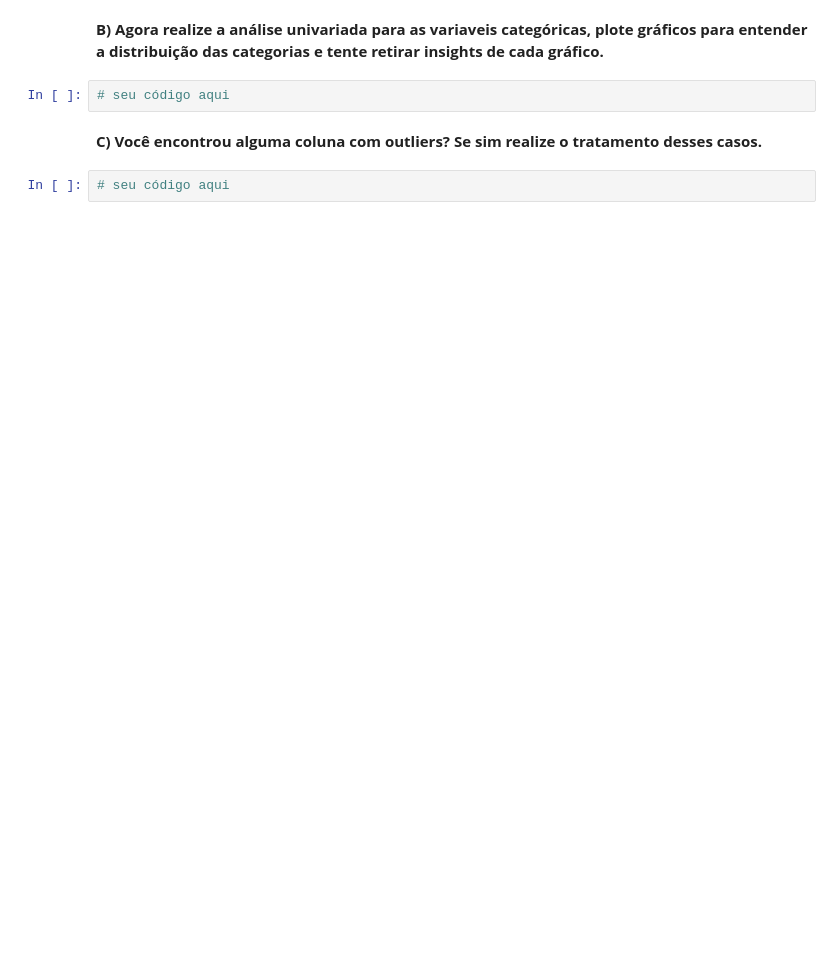
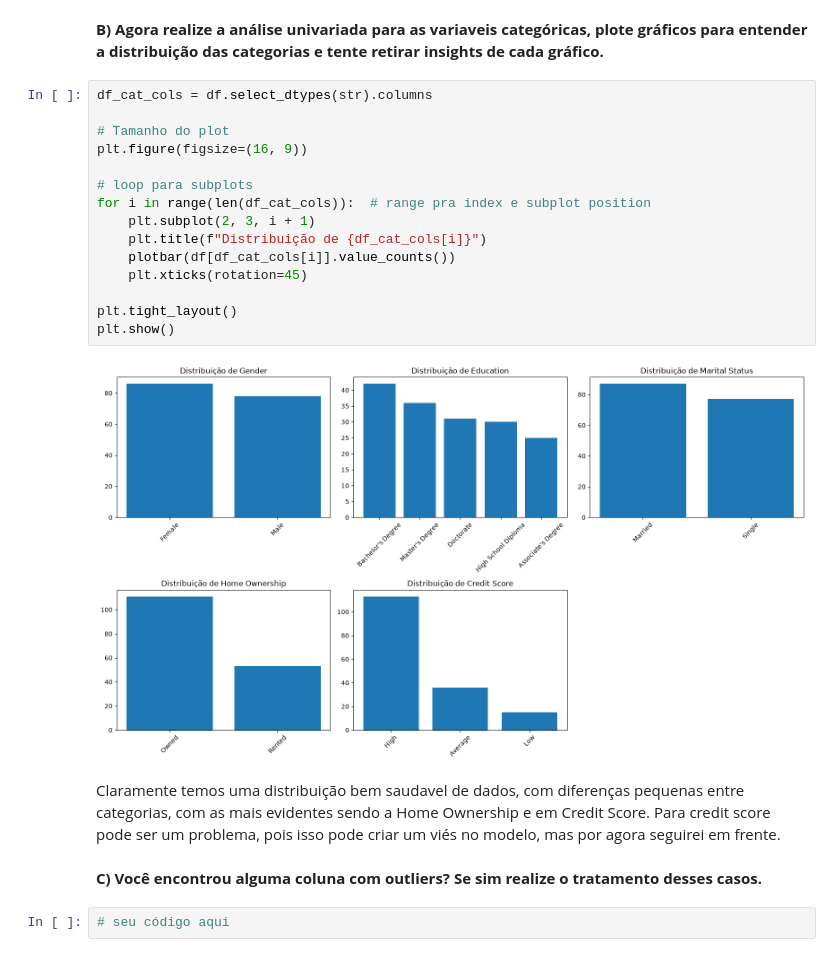
Before and after one commit to Augusto-Mateus/EBAC-4, a Jupyter notebook: Profissao Cientista de Dados M17 Projeto.ipynb, the cells around one changed output. Drawn from its saved outputs; the diff is of its cells as text; blank space fills up the shorter version.

```diff
--- a/Profissao Cientista de Dados M17 Projeto.ipynb
+++ b/Profissao Cientista de Dados M17 Projeto.ipynb
@@ -250,7 +277,25 @@ Ao que parece, não existem erros de digitação, duplicatas ou similar dentro d
 # %% [markdown]
 **B) Agora realize a análise univariada para as variaveis categóricas, plote gráficos para entender a distribuição das categorias e tente retirar insights de cada gráfico.**
-# %%
-# seu código aqui
+# %%
+df_cat_cols = df.select_dtypes(str).columns
+
+# Tamanho do plot
+plt.figure(figsize=(16, 9))
+
+# loop para subplots
+for i in range(len(df_cat_cols)):  # range pra index e subplot position
+    plt.subplot(2, 3, i + 1)
+    plt.title(f"Distribuição de {df_cat_cols[i]}")
+    plotbar(df[df_cat_cols[i]].value_counts())
+    plt.xticks(rotation=45)
+
+plt.tight_layout()
+plt.show()
+# %% [output]
+[figure, added]
+# %% [markdown]
+Claramente temos uma distribuição bem saudavel de dados, com diferenças pequenas entre categorias, com as mais evidentes sendo a Home Ownership e em Credit Score.
+Para credit score pode ser um problema, pois isso pode criar um viés no modelo, mas por agora seguirei em frente.
 # %% [markdown]
 **C) Você encontrou alguma coluna com outliers?
 Se sim realize o tratamento desses casos.**
```
Also changed, not shown: parts of 38 cells of this notebook.
